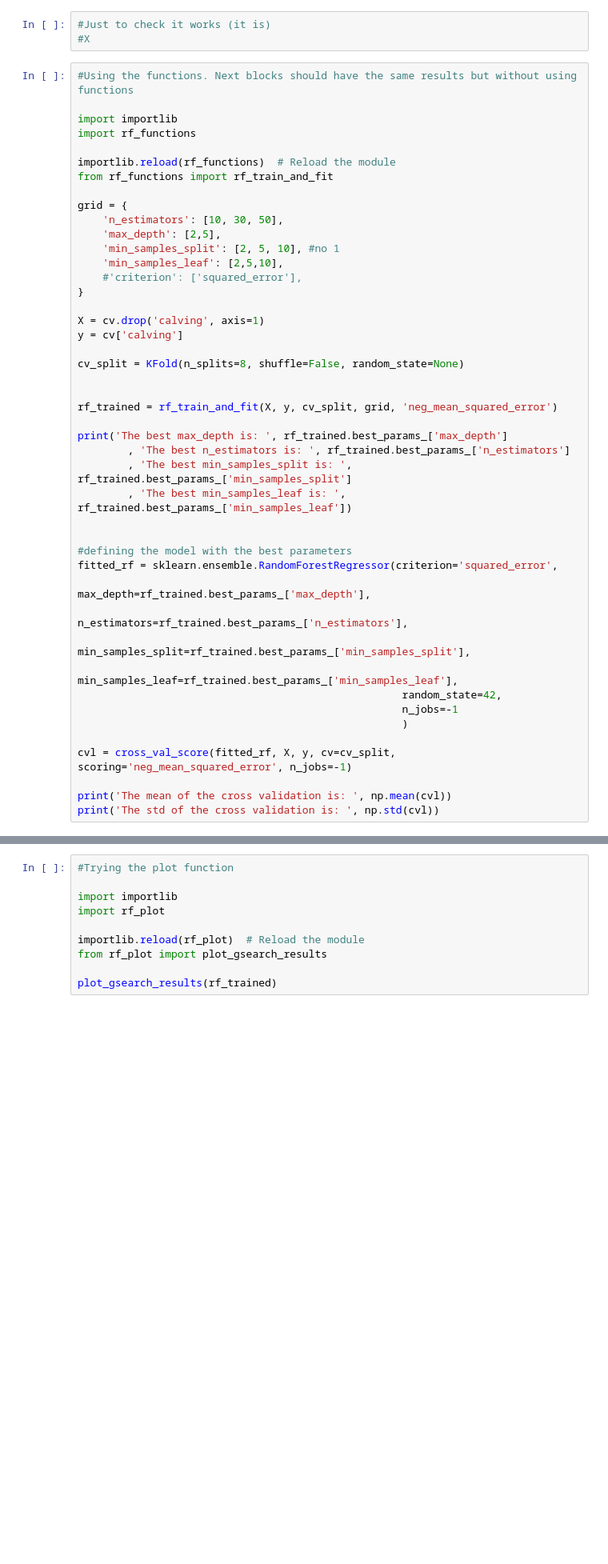
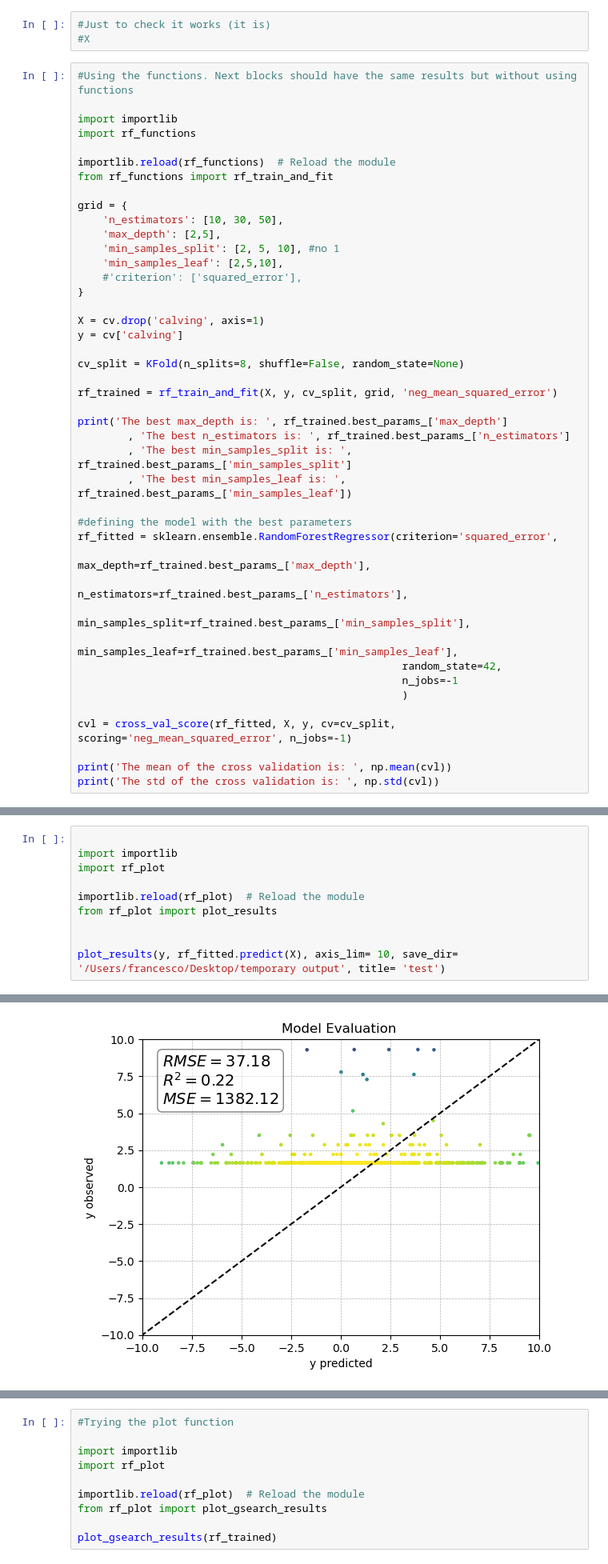
Before and after one commit to Moncada-Francesco-97/Calving-U-Net, a Jupyter notebook: Random_Forest/random_forest.ipynb, the cells around one changed output, grey strips where cells are left out. Shown at 80% size. Saved outputs shown, nothing was run; the diff lists cells and outputs as text; blank space fills up the shorter version.

```diff
--- a/Random_Forest/random_forest.ipynb
+++ b/Random_Forest/random_forest.ipynb
@@ -252,7 +249,6 @@ y = cv['calving']
 
 cv_split = KFold(n_splits=8, shuffle=False, random_state=None)
 
-
 rf_trained = rf_train_and_fit(X, y, cv_split, grid, 'neg_mean_squared_error')
 
 print('The best max_depth is: ', rf_trained.best_params_['max_depth']
@@ -260,9 +256,8 @@ print('The best max_depth is: ', rf_trained.best_params_['max_depth']
         , 'The best min_samples_split is: ', rf_trained.best_params_['min_samples_split']
         , 'The best min_samples_leaf is: ', rf_trained.best_params_['min_samples_leaf'])
 
-
 #defining the model with the best parameters
-fitted_rf = sklearn.ensemble.RandomForestRegressor(criterion='squared_error',
+rf_fitted = sklearn.ensemble.RandomForestRegressor(criterion='squared_error',
                                                     max_depth=rf_trained.best_params_['max_depth'],
                                                     n_estimators=rf_trained.best_params_['n_estimators'],
                                                     min_samples_split=rf_trained.best_params_['min_samples_split'],
@@ -271,7 +266,7 @@ fitted_rf = sklearn.ensemble.RandomForestRegressor(criterion='squared_error',
                                                     n_jobs=-1
                                                     )
 
-cvl = cross_val_score(fitted_rf, X, y, cv=cv_split, scoring='neg_mean_squared_error', n_jobs=-1)
+cvl = cross_val_score(rf_fitted, X, y, cv=cv_split, scoring='neg_mean_squared_error', n_jobs=-1)
 
 print('The mean of the cross validation is: ', np.mean(cvl))
 print('The std of the cross validation is: ', np.std(cvl))
@@ -293,3 +288,14 @@ Fitting 8 folds for each of 54 candidates, totalling 432 fits
 The best max_depth is:  2 The best n_estimators is:  50 The best min_samples_split is:  2 The best min_samples_leaf is:  10
 The mean of the cross validation is:  -1740.3182536041757
 The std of the cross validation is:  1884.1891093825245
+# %%
+
+import importlib
+import rf_plot
+
+importlib.reload(rf_plot)  # Reload the module
+from rf_plot import plot_results
+
+
+plot_results(y, rf_fitted.predict(X), axis_lim= 10, save_dir= '/Users/francesco/Desktop/temporary output', title= 'test')
+# %% [output]
@@ -295,0 +303 @@ The std of the cross validation is:  1884.1891093825245
+[figure, added]
```
Also changed, not shown: parts of 17 cells of this notebook, 3 other files.
